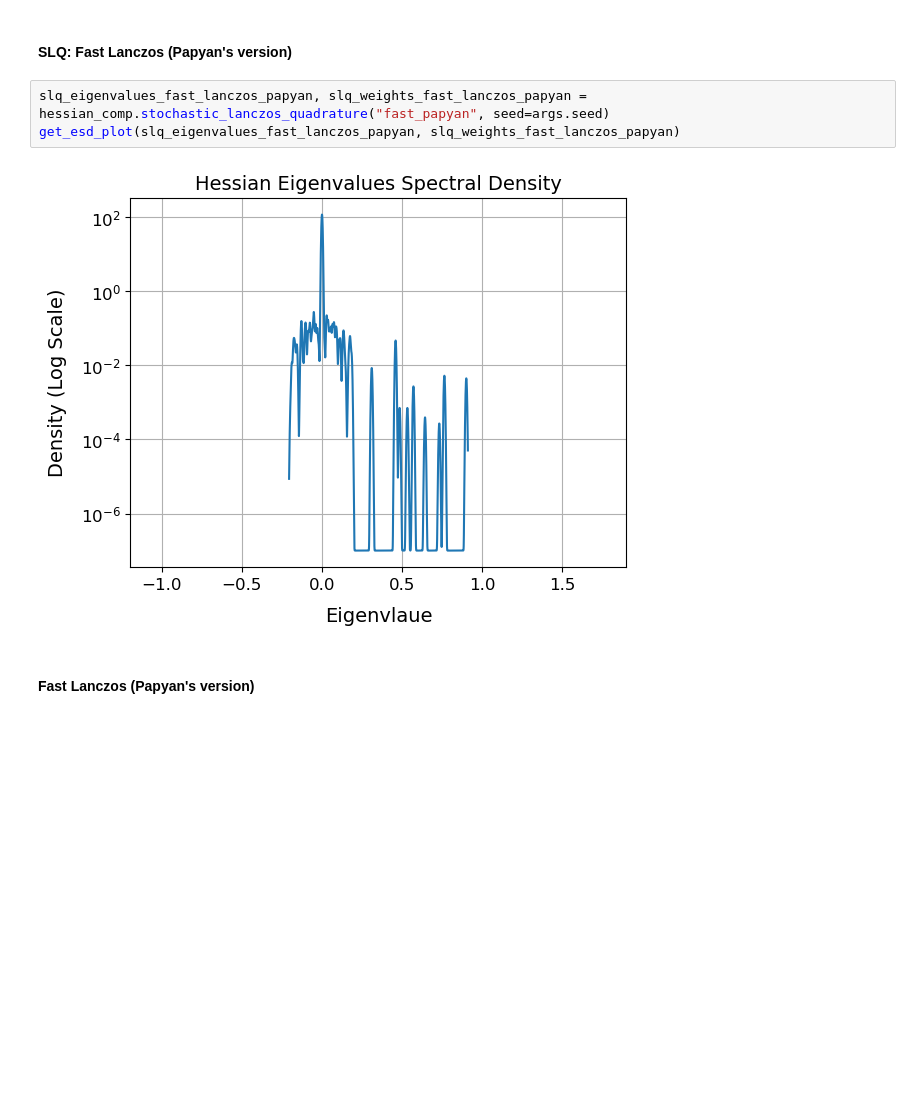
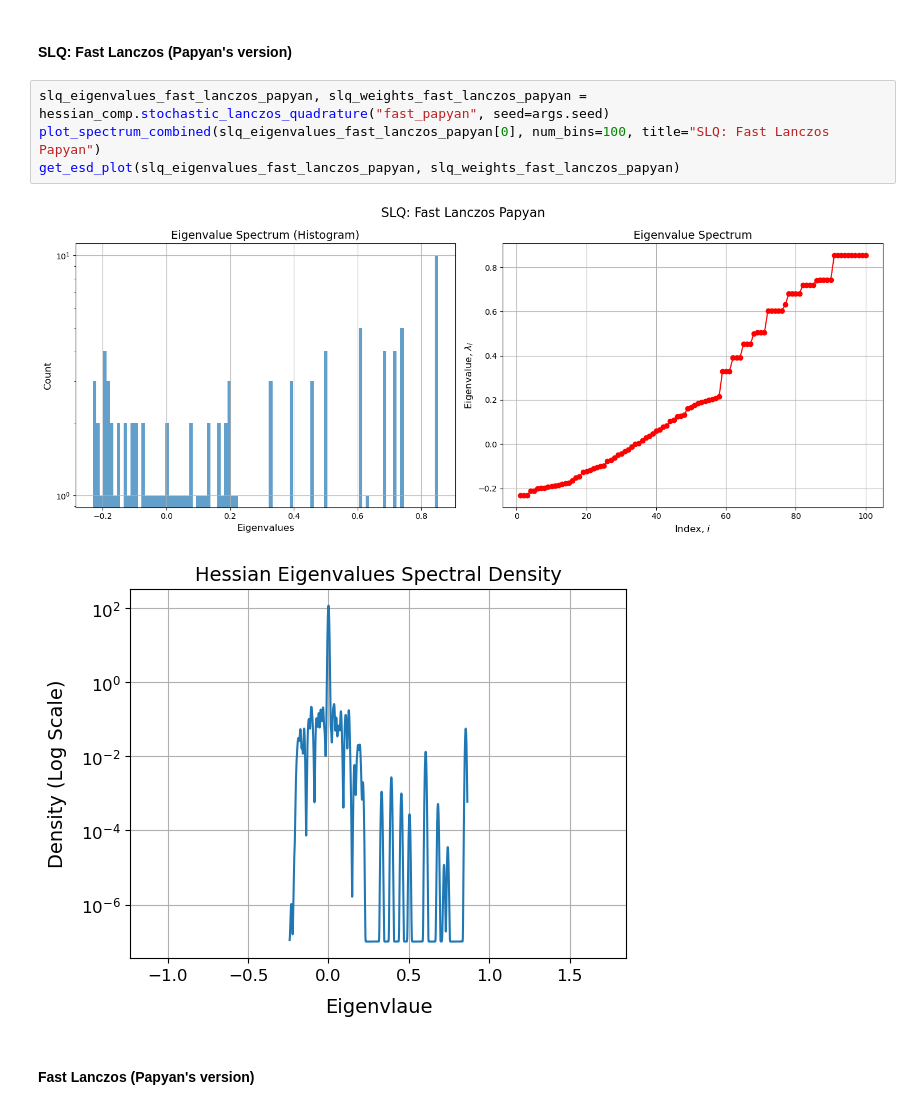
Before and after one commit to ilievanadezhda/spectral-properties-of-NN, a Jupyter notebook: nn_lanczos/experiments/MNIST.ipynb, the cells around one changed output. Saved outputs shown, nothing was run; the diff lists cells and outputs as text; blank space fills up the shorter version.

```diff
--- a/nn_lanczos/experiments/MNIST.ipynb
+++ b/nn_lanczos/experiments/MNIST.ipynb
@@ -158,9 +163,11 @@ get_esd_plot(slq_eigenvalues_slow_lanczos_papyan, slq_weights_slow_lanczos_papya
 #### SLQ: Fast Lanczos (Papyan's version)
 # %%
 slq_eigenvalues_fast_lanczos_papyan, slq_weights_fast_lanczos_papyan = hessian_comp.stochastic_lanczos_quadrature("fast_papyan", seed=args.seed)
+plot_spectrum_combined(slq_eigenvalues_fast_lanczos_papyan[0], num_bins=100, title="SLQ: Fast Lanczos Papyan")
 get_esd_plot(slq_eigenvalues_fast_lanczos_papyan, slq_weights_fast_lanczos_papyan)
 # %% [output]
-[figure, old version]
+[figure, new version]
+[figure, added]
 # %% [markdown]
 #### Fast Lanczos (Papyan's version)
 # %%
```
Also changed, not shown: parts of 9 cells of this notebook.
